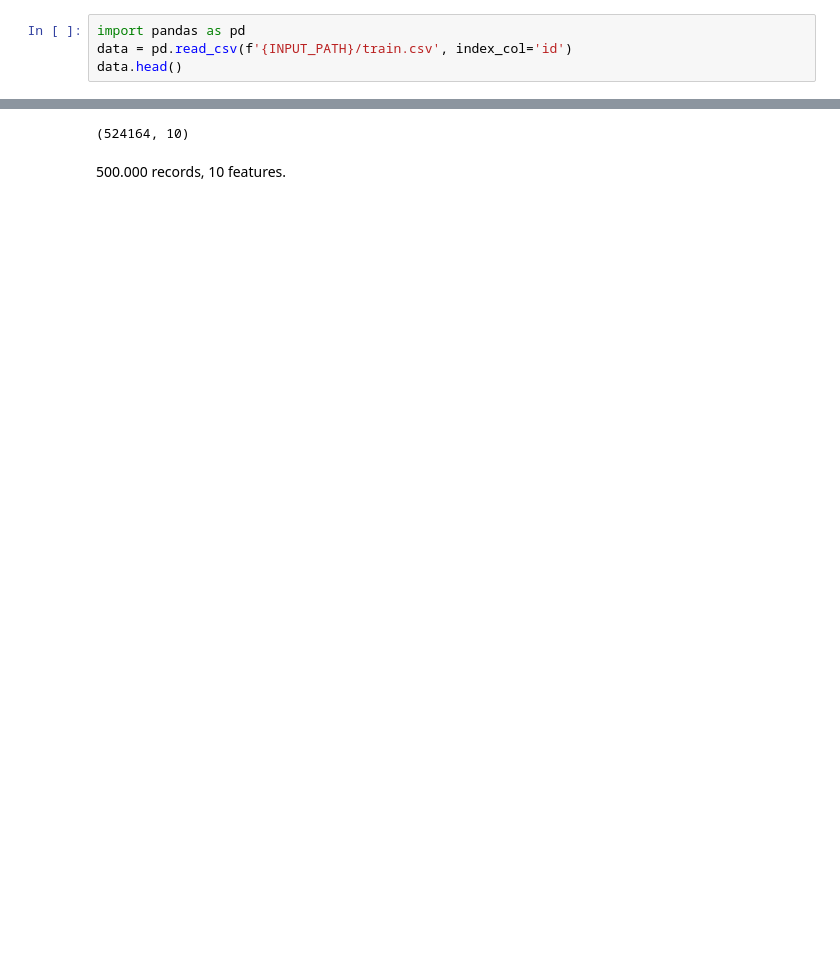
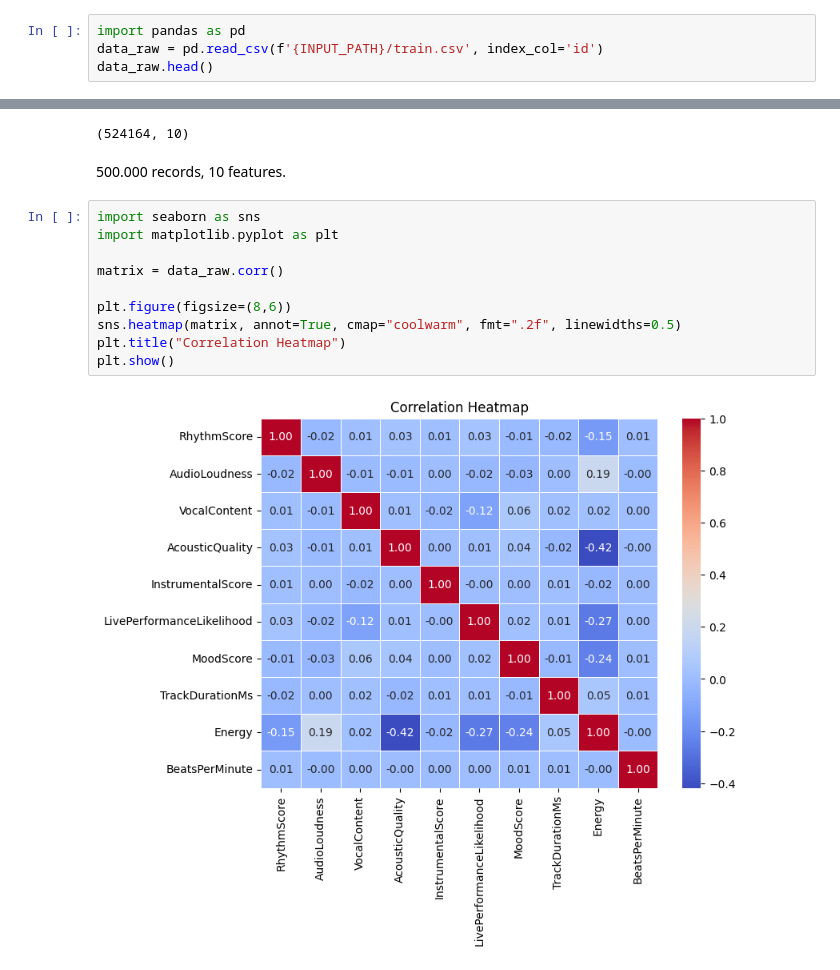
Before and after one commit to simon-mellergaard/datasimon, a Jupyter notebook: Kaggle competitions/Predicting-beats.ipynb, the cells around one changed output, grey strips where cells are left out. Drawn from its saved outputs; the diff is of its cells as text; blank space fills up the shorter version.

```diff
--- a/Kaggle competitions/Predicting-beats.ipynb
+++ b/Kaggle competitions/Predicting-beats.ipynb
@@ -29,7 +35,7 @@ Data source import complete and located at: /root/.cache/kagglehub/competitions/
 # %%
 import pandas as pd
-data = pd.read_csv(f'{INPUT_PATH}/train.csv', index_col='id')
-data.head()
+data_raw = pd.read_csv(f'{INPUT_PATH}/train.csv', index_col='id')
+data_raw.head()
 # %% [output]
 |  | RhythmScore | AudioLoudness | VocalContent | AcousticQuality | InstrumentalScore | LivePerformanceLikelihood | ... |
 | id |  |  |  |  |  |  | ... |
@@ -44,3 +50,15 @@ data.shape
 (524164, 10)
 # %% [markdown]
 500.000 records, 10 features.
+# %%
+import seaborn as sns
+import matplotlib.pyplot as plt
+
+matrix = data_raw.corr()
+
+plt.figure(figsize=(8,6))
+sns.heatmap(matrix, annot=True, cmap="coolwarm", fmt=".2f", linewidths=0.5)
+plt.title("Correlation Heatmap")
+plt.show()
+# %% [output]
+[figure, added]
```
Also changed, not shown: parts of 7 cells of this notebook.
